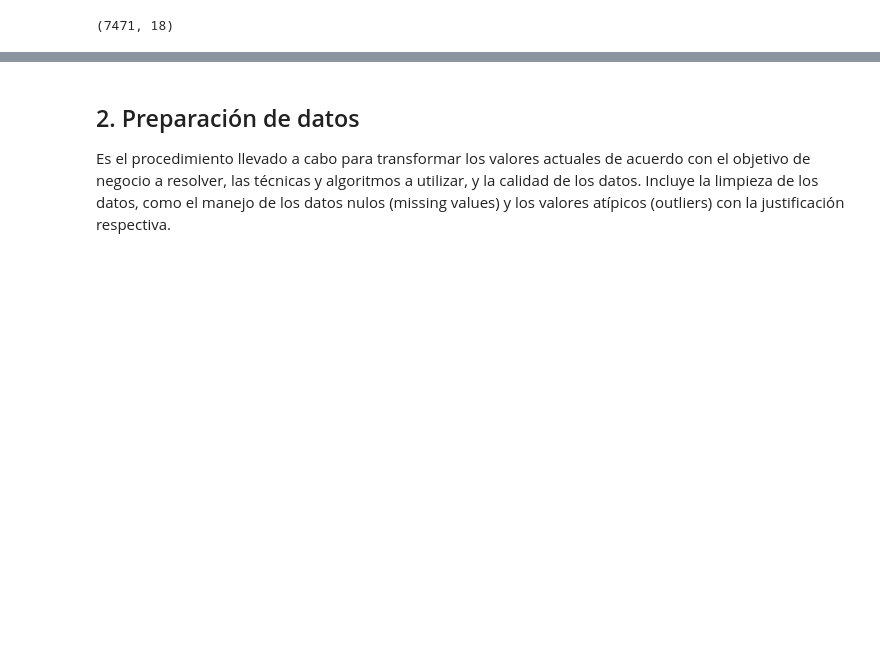
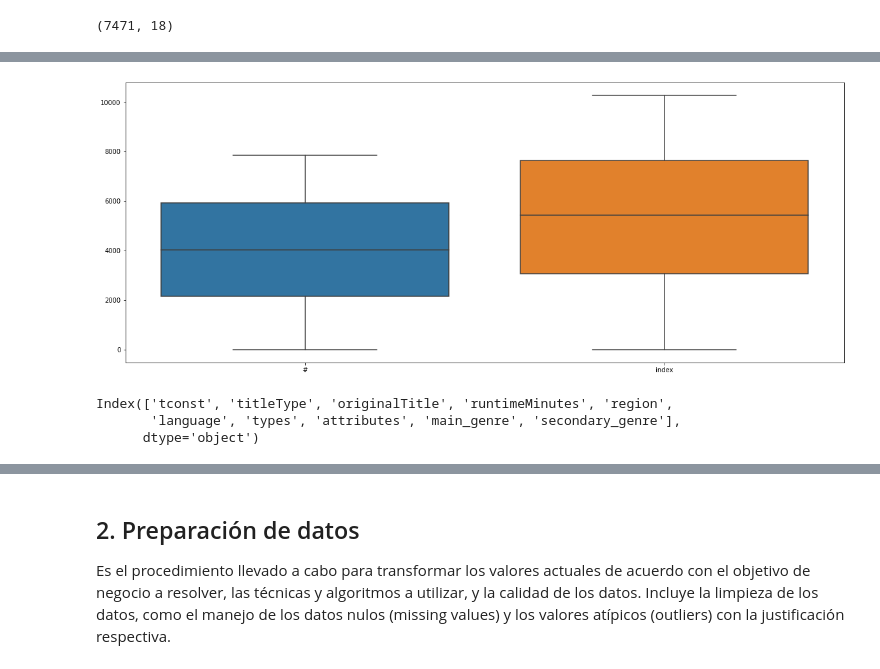
Before and after one commit to montejs3/Bi, a Jupyter notebook: LabBi/lab.ipynb, the cells around one changed output, grey strips where cells are left out. Saved outputs shown, nothing was run; the diff lists cells and outputs as text; code cells hidden in the pictures; blank space fills up the shorter version.

```diff
--- a/LabBi/lab.ipynb
+++ b/LabBi/lab.ipynb
@@ -26,0 +83,12 @@ df.sample(5)
+# %%
+fig=plt.figure(figsize=(20,8))
+ax = sns.boxplot(data=df[cols_int], orient="v")
+# %% [output]
+[figure, added]
+# %%
+cols_non_number = df.select_dtypes(include = ['object']).columns
+cols_non_number
+# %% [output]
+Index(['tconst', 'titleType', 'originalTitle', 'runtimeMinutes', 'region',
+       'language', 'types', 'attributes', 'main_genre', 'secondary_genre'],
+      dtype='object')
```
Also changed, not shown: parts of 13 cells of this notebook.
